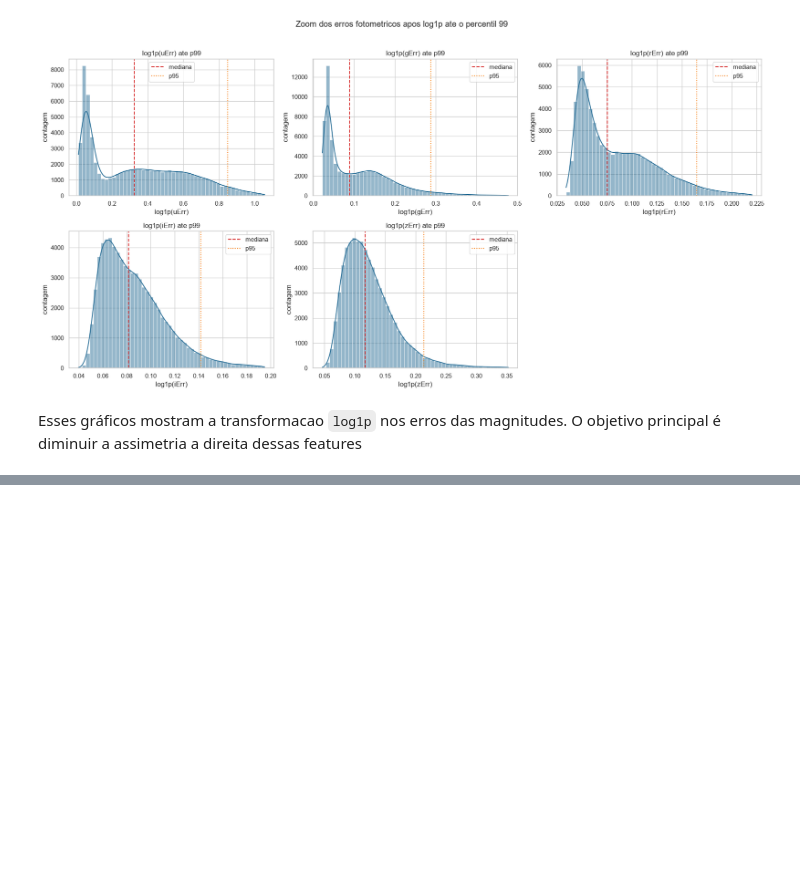
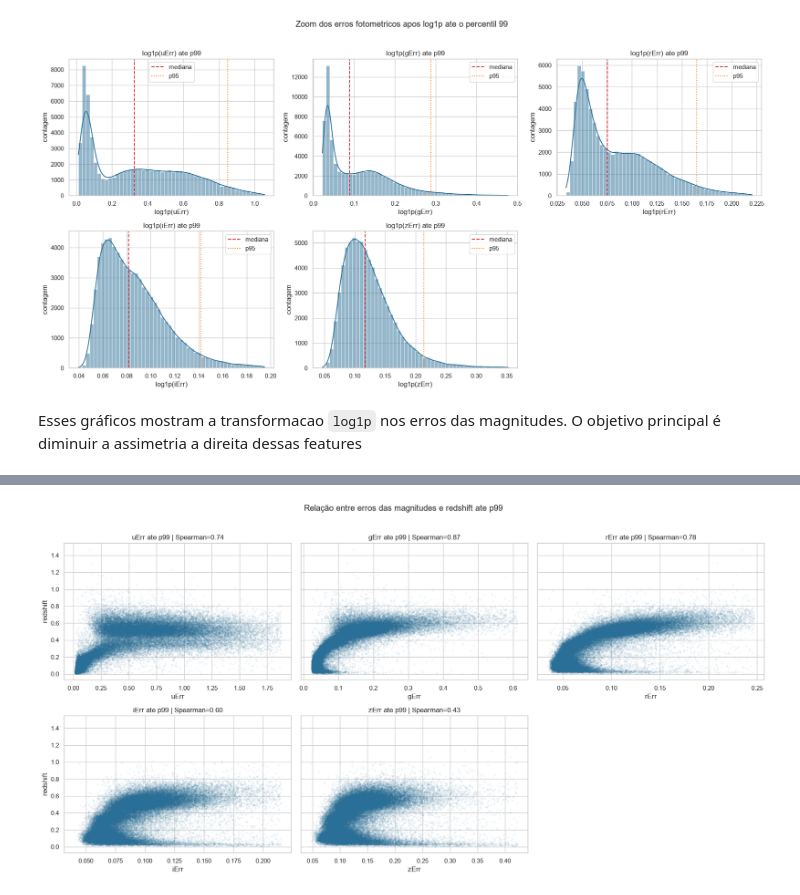
Before and after one commit to joaopjpc/redshift-learning, a Jupyter notebook: notebooks/01_eda_happy.ipynb, the cells around one changed output, grey strips where cells are left out. Drawn from its saved outputs; the diff is of its cells as text; code cells hidden in the pictures; blank space fills up the shorter version.

```diff
--- a/notebooks/01_eda_happy.ipynb
+++ b/notebooks/01_eda_happy.ipynb
@@ -820,0 +1030,16 @@ Se as distribuicoes forem muito parecidas entre grupos, a coluna de erro ainda p
+# %%
+ranked_error_and_redshift = df[err_cols + [target_col]].rank()
+error_redshift_spearman_values = ranked_error_and_redshift.corr(method="pearson").loc[err_cols, target_col]
+
+error_redshift_spearman = pd.DataFrame({
+    "erro_magnitude": error_redshift_spearman_values.index,
+    "spearman_com_redshift": error_redshift_spearman_values.to_numpy(),
+})
+error_redshift_spearman = error_redshift_spearman.sort_values(
+    "spearman_com_redshift",
+    ascending=False,
+).reset_index(drop=True)
+
+display(error_redshift_spearman.style.hide(axis="index").format({
+    "spearman_com_redshift": "{:.4f}",
+}))
@@ -820,0 +1053,32 @@ Se as distribuicoes forem muito parecidas entre grupos, a coluna de erro ainda p
+# %%
+spearman_by_error = error_redshift_spearman.set_index("erro_magnitude")["spearman_com_redshift"]
+
+fig, axes = plt.subplots(2, 3, figsize=(18, 9), sharey=True)
+axes = axes.flatten()
+
+for ax, col in zip(axes, err_cols):
+    upper = df[col].quantile(0.99) # Define o limite superior para o zoom com base no percentil 99 do erro fotométrico da banda atual
+    plot_data = df.loc[df[col] <= upper, [col, target_col]].copy() # Filtra os dados para incluir apenas valores de erro até o percentil 99 para evitar distorções causadas por outliers extremos
+
+    sns.scatterplot(
+        data=plot_data,
+        x=col,
+        y=target_col,
+        ax=ax,
+        s=8,
+        alpha=0.08,
+        linewidth=0,
+        color="#2a6f97",
+    )
+    ax.set_title(f"{col} ate p99 | Spearman={spearman_by_error[col]:.2f}")
+    ax.set_xlabel(col)
+    ax.set_ylabel(target_col)
+
+for ax in axes[len(err_cols):]:
+    ax.axis("off")
+
+plt.suptitle("Relação entre erros das magnitudes e redshift ate p99", y=1.02)
+plt.tight_layout()
+plt.show()
+# %% [output]
+[figure, added]
```
Also changed, not shown: parts of 25 cells of this notebook.
